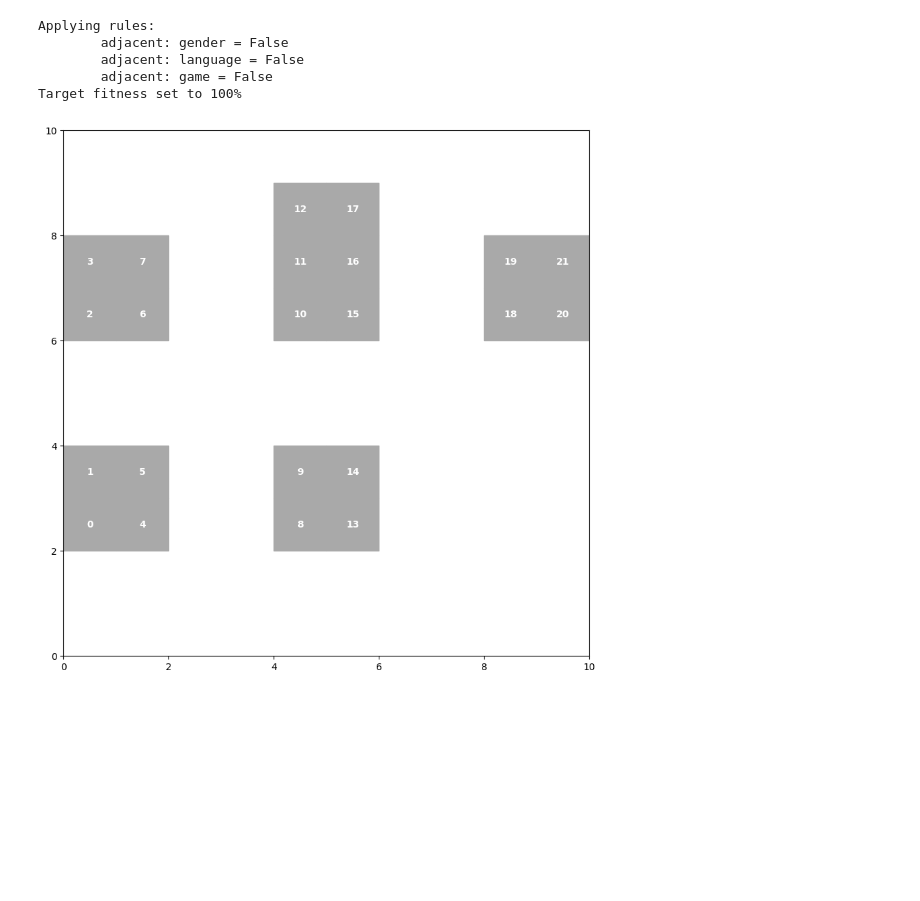
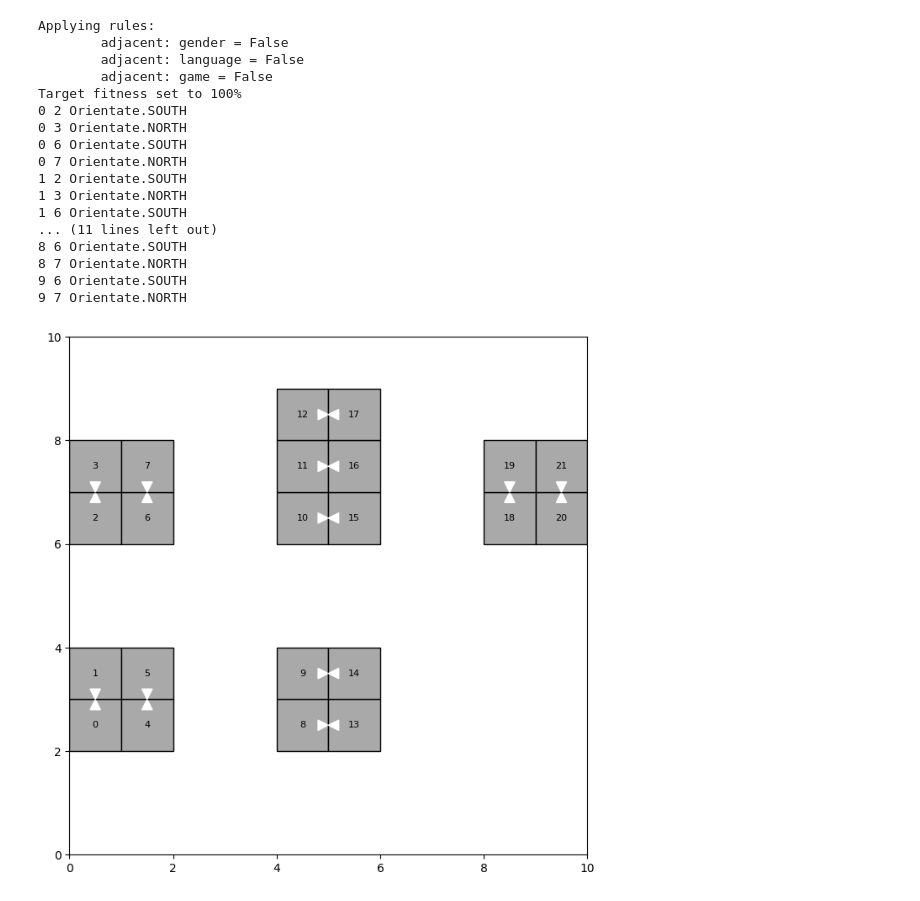
Before and after one commit to twood-nv/pyseater, a Jupyter notebook: notebooks/pyseater.ipynb, the cells around one changed output. Cells and saved outputs as stored; diff of their text form; code cells hidden in the pictures; blank space fills up the shorter version.

```diff
--- a/notebooks/pyseater.ipynb
+++ b/notebooks/pyseater.ipynb
@@ -1,9 +1,7 @@
 # %%
-# import turtle
-
 import matplotlib.pyplot as plt
 import matplotlib.patches as mpatch
-plt.rcParams['figure.figsize'] = [10, 10] # adjust this to get a good fig size depending on the display you're using...
+plt.rcParams['figure.figsize'] = [8, 8] # adjust this to get a good fig size depending on the display you're using...
 
 import csv
 import time
@@ -179,15 +177,44 @@ def mpl_draw_floorplan(floorplan) :
                         colour = floorplan[x][y].student.get_attribute("colour")
                 else :
                     label = count
-                rectangles[label] = mpatch.Rectangle((x, y), 1, 1, color=colour)
+                rectangles[label] = mpatch.Rectangle((x, y), 1, 1, facecolor=colour, edgecolor='black')
                 count = count + 1
 
+
+
+
+
     for r in rectangles:
-        ax.add_artist(rectangles[r])
+        ax.add_patch(rectangles[r])
         rx, ry = rectangles[r].get_xy()
-        cx = rx + rectangles[r].get_width()/2.0
-        cy = ry + rectangles[r].get_height()/2.0
-        ax.annotate(r, (cx, cy), color='w', weight='bold', fontsize=10, ha='center', va='center')
+
+        print(str(rx) + " " + str(ry) + " " + str(floorplan[rx][ry].orientate))
+
+        x = rx
+        y = ry
+
+        # North
+        if floorplan[rx][ry].orientate == Orientate.NORTH :
+            ax.add_patch(mpatch.Polygon([[x + 0.5, y],[x + 0.4, y + 0.2],[x + 0.6, y + 0.2]], closed=True,fill=True, color="white"))
+
+        # South
+        elif floorplan[rx][ry].orientate == Orientate.SOUTH :
+            ax.add_patch(mpatch.Polygon([[x + 0.5, y + 1],[x + 0.4, y + 0.8],[x + 0.6, y + 0.8]], closed=True,fill=True, color="white"))
+
+        #East
+        elif floorplan[rx][ry].orientate == Orientate.EAST :
+            ax.add_patch(mpatch.Polygon([[x + 1, y + 0.5],[x + 0.8, y + 0.4],[x + 0.8, y + 0.6]], closed=True,fill=True, color="white"))
+
+        #West
+        elif floorplan[rx][ry].orientate == Orientate.WEST :
+            ax.add_patch(mpatch.Polygon([[x, y + 0.5],[x + 0.2, y + 0.4],[x + 0.2, y + 0.6]], closed=True,fill=True, color="white"))
+
+
+
+
+        cx = rx + rectangles[r].get_width() / 2.0
+        cy = ry + rectangles[r].get_height() / 2.0
+        ax.annotate(r, (cx, cy), color='black', weight='normal', fontsize=8, ha='center', va='center')
 
     ax.set_xlim((0, args.n_rows))
     ax.set_ylim((0, args.n_cols))
@@ -435,7 +470,7 @@ adj_rules = parse_rules(args.adj_rules)
 ops_rules = parse_rules(args.ops_rules)
 
 # Need to put this somewhere else
-args.student_file = "/home/tim/mysrc/pyseater/data/students.csv"
+args.student_file = "../data/students.csv"
 
 tables = []
 n_places = 0
@@ -468,34 +503,46 @@ if args.seed :
 START_X = -(args.place_size * (0.5 * args.n_cols))
 START_Y = (args.place_size * (0.5 * args.n_rows))
 
 classroom = [[0 for i in range(args.n_cols)] for j in range(args.n_rows)]
 
 if args.random_tables == True :
     if(args.log_level > 0) : print("Generating random floorplan.")
     generate_random_floorplan()
 else :
     add_table(0, 2, Table(2, 2, Divide.HORIZONTAL))
     add_table(4, 2, Table(2, 2, Divide.VERTICAL))
     add_table(8, 6, Table(2, 2, Divide.HORIZONTAL))
     add_table(4, 6, Table(2, 3, Divide.VERTICAL))
     add_table(0, 6, Table(2, 2, Divide.HORIZONTAL))
 
 if args.target_fitness :
     if(args.log_level > 0) : print("Target fitness set to " + str(args.target_fitness) + "%")
 args.target_fitness = (args.target_fitness / 100) * (n_places * (len(adj_rules) + len(ops_rules)))
 
 #if args.batch_size != 0 : run_batch()
 #else : run_display()
 
 # New matplotlib version
 mpl_draw_floorplan(classroom)
 # %% [output]
 Applying rules:
         adjacent: gender = False
         adjacent: language = False
         adjacent: game = False
 Target fitness set to 100%
+0 2 Orientate.SOUTH
+0 3 Orientate.NORTH
+0 6 Orientate.SOUTH
+0 7 Orientate.NORTH
+1 2 Orientate.SOUTH
+1 3 Orientate.NORTH
+1 6 Orientate.SOUTH
+... (11 lines left out)
+8 6 Orientate.SOUTH
+8 7 Orientate.NORTH
+9 6 Orientate.SOUTH
+9 7 Orientate.NORTH
-[figure, old version]
+[figure, new version]
 # %%
 do_random_assignment()
 mpl_draw_floorplan(classroom)
```
Also changed, not shown: parts of 7 cells of this notebook.
